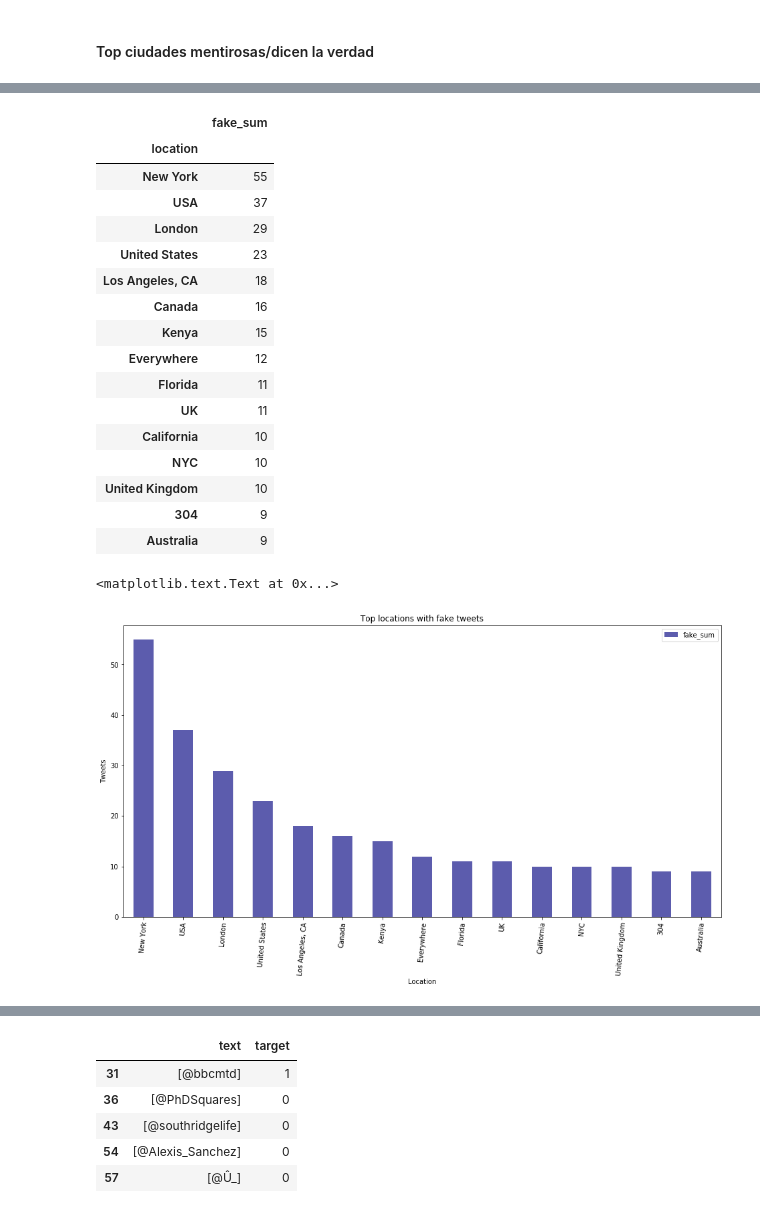
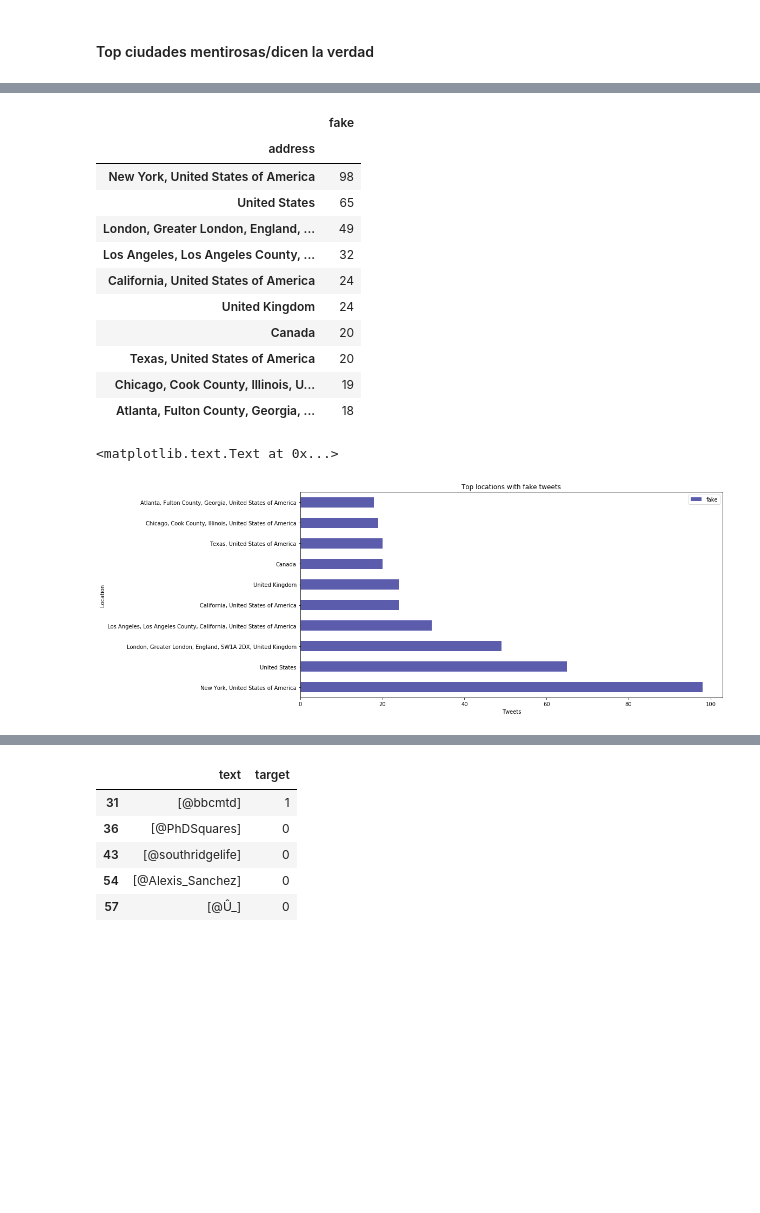
Before and after one commit to milemarchese/OrganizacionDeDatos, a Jupyter notebook: Análisis Exploratorio.ipynb, the cells around one changed output, grey strips where cells are left out. Drawn from its saved outputs; the diff is of its cells as text; code cells hidden in the pictures; blank space fills up the shorter version.

```diff
--- a/Análisis Exploratorio.ipynb
+++ b/Análisis Exploratorio.ipynb
@@ -143,0 +301,4 @@ by_location.head()
+# %%
+by_address = address.groupby(['address']).agg({'target_count':'sum', 'target_sum': 'sum'\
+                                               , 'location': lambda x: "%s" % '-'.join(set(x))}).reset_index()
+by_address.head()
@@ -143,0 +312,5 @@ by_location.head()
+# %%
+by_address.columns = ['address', 'total', 'real', 'location_list']
+# %%
+by_address['fake'] = by_address['total'] - by_address['real']
+by_address.head()
@@ -228,30 +361,25 @@ ax.set_xlabel('Location')
 # %%
 #10 ciudades que mas falsos tienen
-most_fake = by_location.nlargest(15, 'fake_sum').loc[:,['location', 'fake_sum']].set_index('location')
+most_fake = by_address.nlargest(10, 'fake').loc[:,['address', 'fake']].set_index('address')
 most_fake
 # %% [output]
-|  | fake_sum |
-| location |  |
-| New York | 55 |
-| USA | 37 |
-| London | 29 |
-| United States | 23 |
-| Los Angeles, CA | 18 |
-| Canada | 16 |
-| Kenya | 15 |
-| Everywhere | 12 |
-| Florida | 11 |
-| UK | 11 |
-| California | 10 |
-| NYC | 10 |
-| United Kingdom | 10 |
-| 304 | 9 |
-| Australia | 9 |
+|  | fake |
+| address |  |
+| New York, United States of America | 98 |
+| United States | 65 |
+| London, Greater London, England, ... | 49 |
+| Los Angeles, Los Angeles County, ... | 32 |
+| California, United States of America | 24 |
+| United Kingdom | 24 |
+| Canada | 20 |
+| Texas, United States of America | 20 |
+| Chicago, Cook County, Illinois, U... | 19 |
+| Atlanta, Fulton County, Georgia, ... | 18 |
 # %%
-most_fake.plot(kind='bar',  rot=85, title='Top locations with fake tweets', color=(0.2, 0.2, 0.6, 0.8), figsize=(16, 8))
+most_fake.plot(kind='barh',  rot=0, title='Top locations with fake tweets', color=(0.2, 0.2, 0.6, 0.8), figsize=(14, 7))
 ax = plt.gca()
-ax.set_ylabel('Tweets')
-ax.set_xlabel('Location')
+ax.set_xlabel('Tweets')
+ax.set_ylabel('Location')
 # %% [output]
 <matplotlib.text.Text at 0x...>
-[figure, old version]
+[figure, new version]
```
Also changed, not shown: parts of 39 cells of this notebook, 1 other file.
